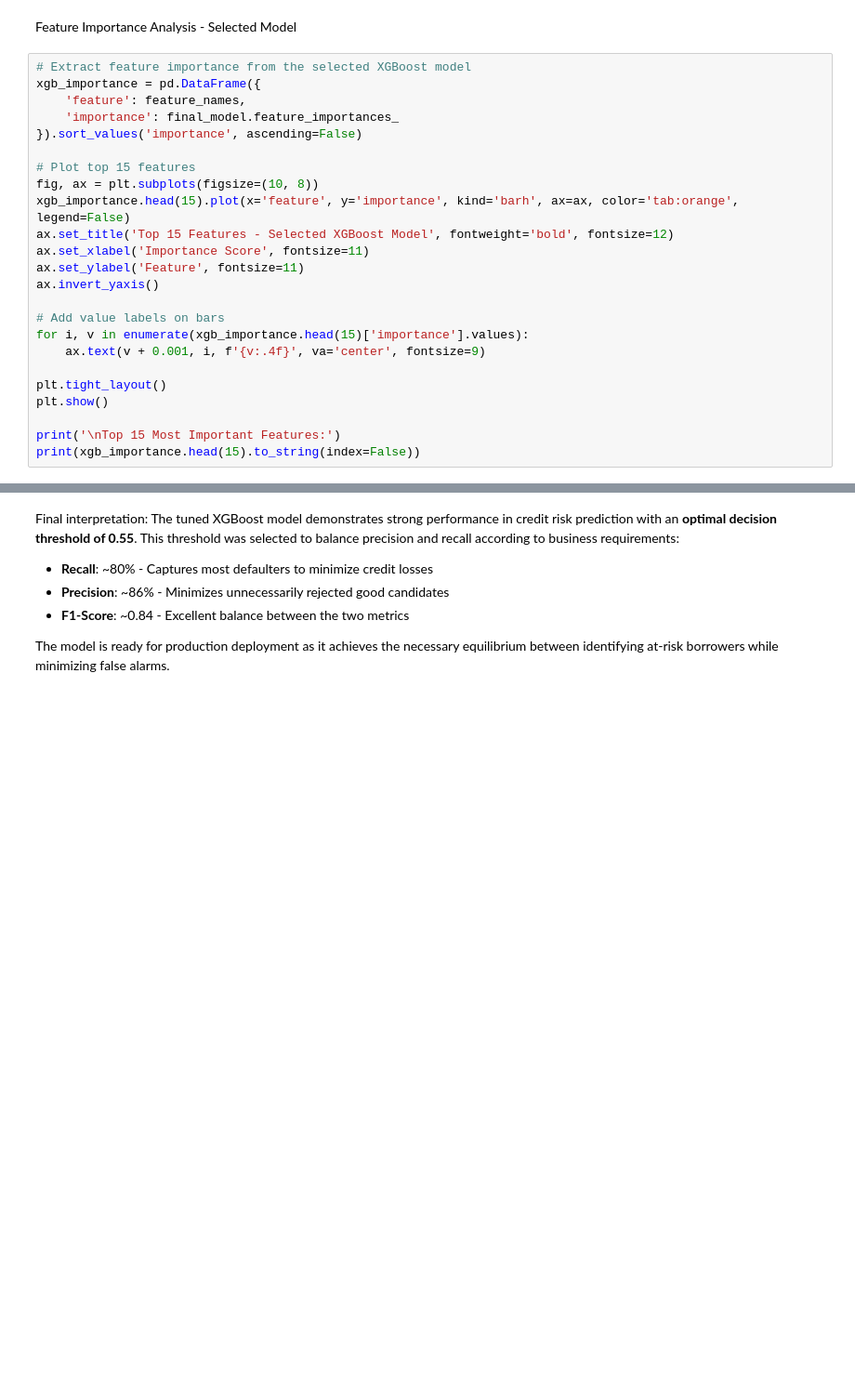
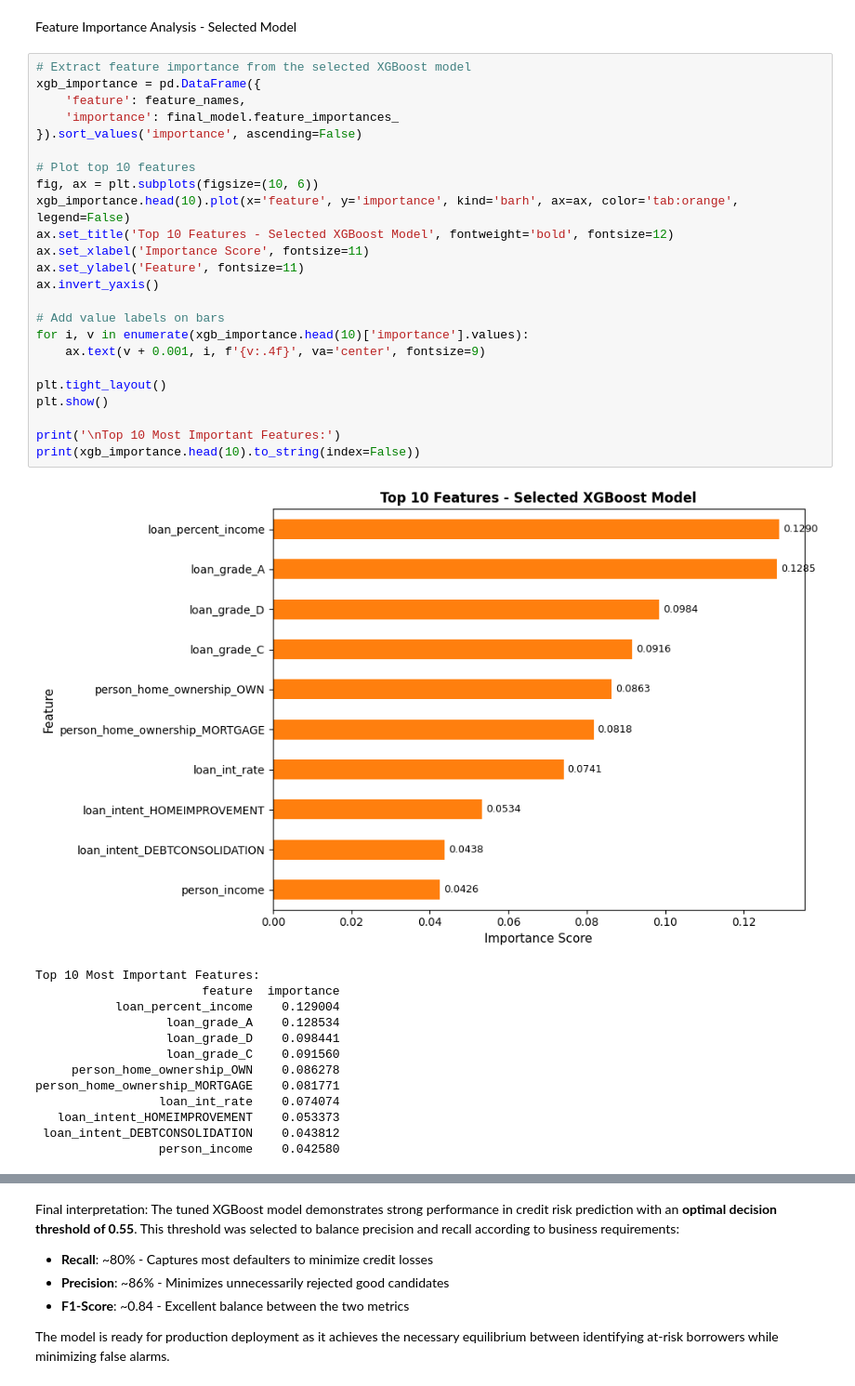
Before and after one commit to AntonioAlbaladejo/credit-risk-engine, a Jupyter notebook: notebooks/model_selection.ipynb, the cells around one changed output, grey strips where cells are left out. Shown at 93% size. Cells and saved outputs as stored; diff of their text form; blank space fills up the shorter version.

Commit message:
Feature importance outline

```diff
--- a/notebooks/model_selection.ipynb
+++ b/notebooks/model_selection.ipynb
@@ -555,24 +563,38 @@ Feature Importance Analysis - Selected Model
 # %%
 # Extract feature importance from the selected XGBoost model
 xgb_importance = pd.DataFrame({
     'feature': feature_names,
     'importance': final_model.feature_importances_
 }).sort_values('importance', ascending=False)
 
-# Plot top 15 features
-fig, ax = plt.subplots(figsize=(10, 8))
-xgb_importance.head(15).plot(x='feature', y='importance', kind='barh', ax=ax, color='tab:orange', legend=False)
-ax.set_title('Top 15 Features - Selected XGBoost Model', fontweight='bold', fontsize=12)
+# Plot top 10 features
+fig, ax = plt.subplots(figsize=(10, 6))
+xgb_importance.head(10).plot(x='feature', y='importance', kind='barh', ax=ax, color='tab:orange', legend=False)
+ax.set_title('Top 10 Features - Selected XGBoost Model', fontweight='bold', fontsize=12)
 ax.set_xlabel('Importance Score', fontsize=11)
 ax.set_ylabel('Feature', fontsize=11)
 ax.invert_yaxis()
 
 # Add value labels on bars
-for i, v in enumerate(xgb_importance.head(15)['importance'].values):
+for i, v in enumerate(xgb_importance.head(10)['importance'].values):
     ax.text(v + 0.001, i, f'{v:.4f}', va='center', fontsize=9)
 
 plt.tight_layout()
 plt.show()
 
-print('\nTop 15 Most Important Features:')
-print(xgb_importance.head(15).to_string(index=False))
+print('\nTop 10 Most Important Features:')
+print(xgb_importance.head(10).to_string(index=False))
+# %% [output]
+[figure, added]
+Top 10 Most Important Features:
+                       feature  importance
+           loan_percent_income    0.129004
+                  loan_grade_A    0.128534
+                  loan_grade_D    0.098441
+                  loan_grade_C    0.091560
+     person_home_ownership_OWN    0.086278
+person_home_ownership_MORTGAGE    0.081771
+                 loan_int_rate    0.074074
+   loan_intent_HOMEIMPROVEMENT    0.053373
+ loan_intent_DEBTCONSOLIDATION    0.043812
+                 person_income    0.042580
```
Also changed, not shown: parts of 3 cells of this notebook.
